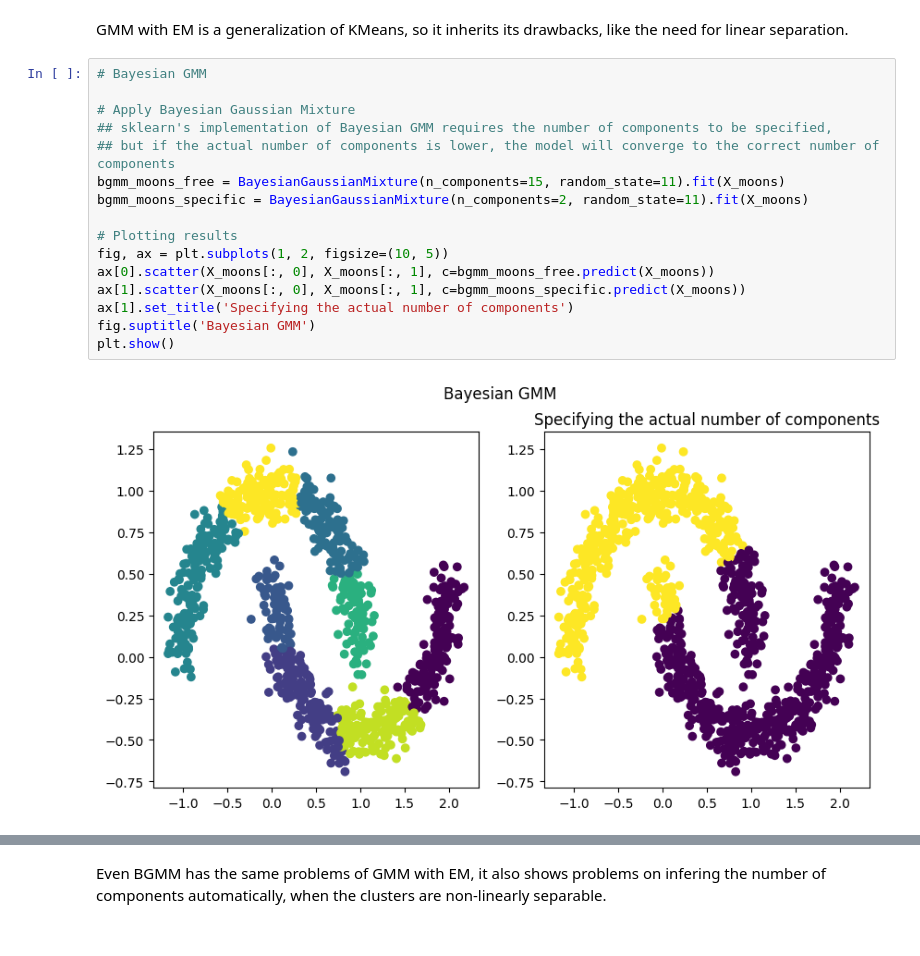
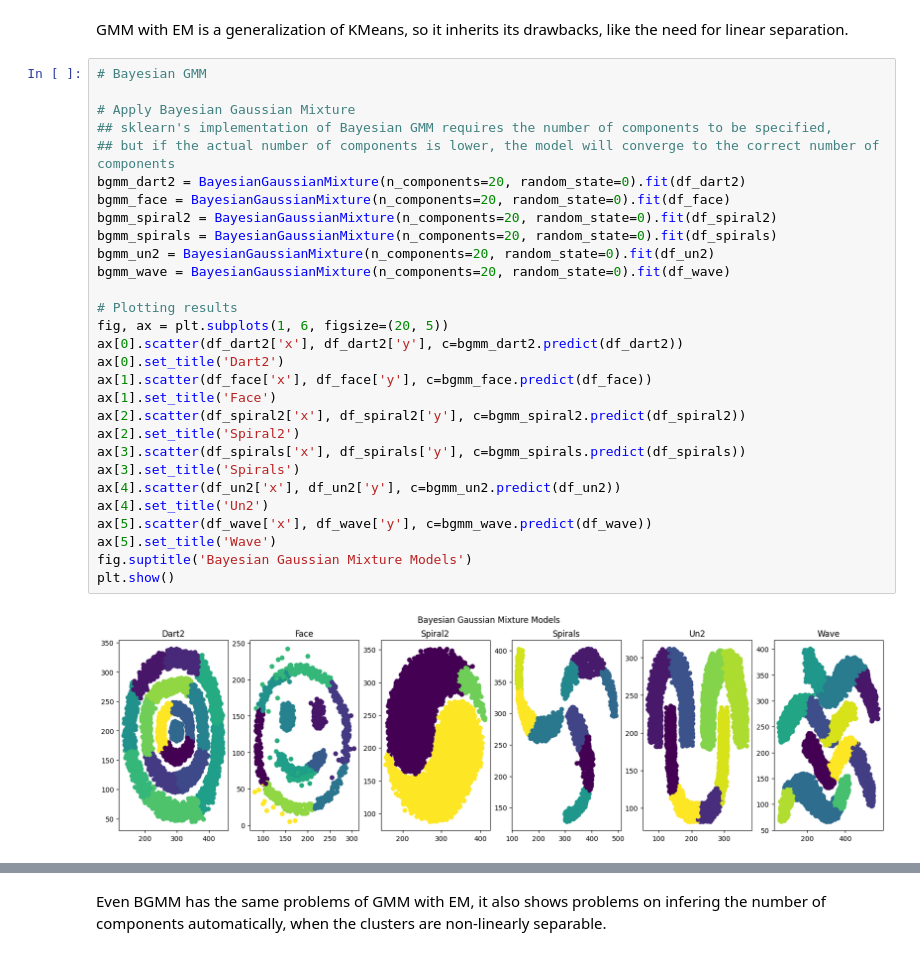
Before and after one commit to davidecapone/MixtureModelsClustering, a Jupyter notebook: notebooks/main.ipynb, the cells around one changed output, grey strips where cells are left out. Cells and saved outputs as stored; diff of their text form.

Commit message:
gmm/bgmm and results

```diff
--- a/notebooks/main.ipynb
+++ b/notebooks/main.ipynb
@@ -160,18 +192,31 @@ GMM with EM is a generalization of KMeans, so it inherits its drawbacks, like th
 # %%
 # Bayesian GMM
 
 # Apply Bayesian Gaussian Mixture
 ## sklearn's implementation of Bayesian GMM requires the number of components to be specified,
 ## but if the actual number of components is lower, the model will converge to the correct number of components
-bgmm_moons_free = BayesianGaussianMixture(n_components=15, random_state=11).fit(X_moons)
-bgmm_moons_specific = BayesianGaussianMixture(n_components=2, random_state=11).fit(X_moons)
+bgmm_dart2 = BayesianGaussianMixture(n_components=20, random_state=0).fit(df_dart2)
+bgmm_face = BayesianGaussianMixture(n_components=20, random_state=0).fit(df_face)
+bgmm_spiral2 = BayesianGaussianMixture(n_components=20, random_state=0).fit(df_spiral2)
+bgmm_spirals = BayesianGaussianMixture(n_components=20, random_state=0).fit(df_spirals)
+bgmm_un2 = BayesianGaussianMixture(n_components=20, random_state=0).fit(df_un2)
+bgmm_wave = BayesianGaussianMixture(n_components=20, random_state=0).fit(df_wave)
 
 # Plotting results
-fig, ax = plt.subplots(1, 2, figsize=(10, 5))
-ax[0].scatter(X_moons[:, 0], X_moons[:, 1], c=bgmm_moons_free.predict(X_moons))
-ax[1].scatter(X_moons[:, 0], X_moons[:, 1], c=bgmm_moons_specific.predict(X_moons))
-ax[1].set_title('Specifying the actual number of components')
-fig.suptitle('Bayesian GMM')
+fig, ax = plt.subplots(1, 6, figsize=(20, 5))
+ax[0].scatter(df_dart2['x'], df_dart2['y'], c=bgmm_dart2.predict(df_dart2))
+ax[0].set_title('Dart2')
+ax[1].scatter(df_face['x'], df_face['y'], c=bgmm_face.predict(df_face))
+ax[1].set_title('Face')
+ax[2].scatter(df_spiral2['x'], df_spiral2['y'], c=bgmm_spiral2.predict(df_spiral2))
+ax[2].set_title('Spiral2')
+ax[3].scatter(df_spirals['x'], df_spirals['y'], c=bgmm_spirals.predict(df_spirals))
+ax[3].set_title('Spirals')
+ax[4].scatter(df_un2['x'], df_un2['y'], c=bgmm_un2.predict(df_un2))
+ax[4].set_title('Un2')
+ax[5].scatter(df_wave['x'], df_wave['y'], c=bgmm_wave.predict(df_wave))
+ax[5].set_title('Wave')
+fig.suptitle('Bayesian Gaussian Mixture Models')
 plt.show()
 # %% [output]
-[figure, old version]
+[figure, new version]
```
Also changed, not shown: parts of 10 cells of this notebook, 4 other files.
